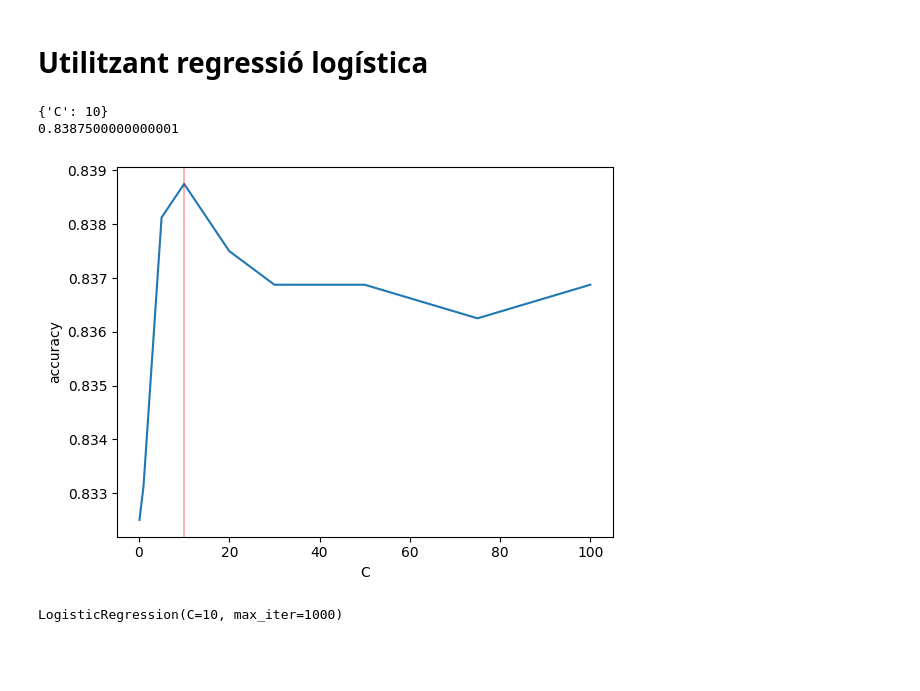
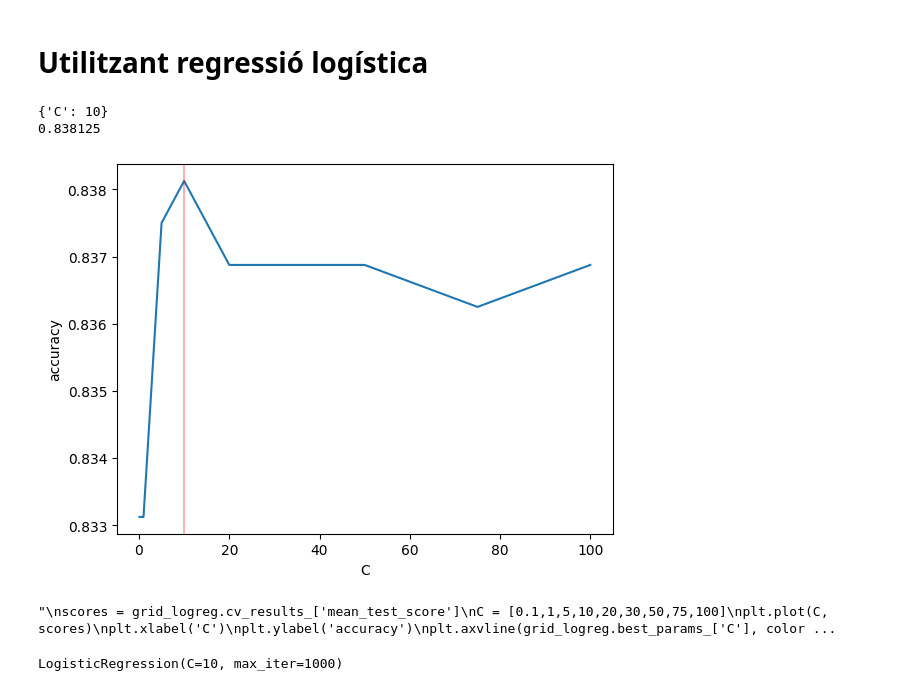
Before and after one commit to Nifel13/PLH---Movie-review-predictor, a Jupyter notebook: detecció_opinions.ipynb, the cells around one changed output. Saved outputs shown, nothing was run; the diff lists cells and outputs as text; code cells hidden in the pictures; blank space fills up the shorter version.

```diff
--- a/detecció_opinions.ipynb
+++ b/detecció_opinions.ipynb
@@ -104,2 +196,5 @@ clf = grid_search(SVC(), parameters)
+# %%
+with open(SVC_file, "rb") as file:
+    grid_svc = pickle.load(file)
 # %%
 # plot only the linear kernel and its score depending on the C parameter
@@ -124,21 +222,32 @@ SVC(C=10)
 # Utilitzant regressió logística
 # %%
 from sklearn.linear_model import LogisticRegression
-parameters = {'C':[0.1,1,5,10,20,30,50,75,100]}
+parameters_logreg = {'C':[0.1,1,5,10,20,30,50,75,100]}
 logreg = LogisticRegression(max_iter=1000)
-clf = grid_search(logreg, parameters)
+grid_logreg = grid_search(logreg, parameters_logreg)
 # %% [output]
 {'C': 10}
-0.8387500000000001
+0.838125
+# %%
+LogReg_file = "./bin/log_reg_grid_search.bin"
+
+with open(LogReg_file, "wb+") as file:
+    pickle.dump(grid_logreg, file)
+# %%
+with open(LogReg_file, "rb") as file:
+    grid_logreg = pickle.load(file)
 # %%
 # plot the results of the gridsearch
-scores = clf.cv_results_['mean_test_score']
+plot_gridsearch(grid_logreg, parameters_logreg, "C", "mean_test_score", "C", "accuracy")
+"""
+scores = grid_logreg.cv_results_['mean_test_score']
 C = [0.1,1,5,10,20,30,50,75,100]
 plt.plot(C, scores)
 plt.xlabel('C')
 plt.ylabel('accuracy')
-plt.axvline(clf.best_params_['C'], color='r', alpha = 0.3)
-plt.show()
+plt.axvline(grid_logreg.best_params_['C'], color='r', alpha = 0.3)
+plt.show()"""
 # %% [output]
-[figure, old version]
+[figure, new version]
+"\nscores = grid_logreg.cv_results_['mean_test_score']\nC = [0.1,1,5,10,20,30,50,75,100]\nplt.plot(C, scores)\nplt.xlabel('C')\nplt.ylabel('accuracy')\nplt.axvline(grid_logreg.best_params_['C'], color ...
 # %%
```
Also changed, not shown: parts of 24 cells of this notebook, 5 other files.
